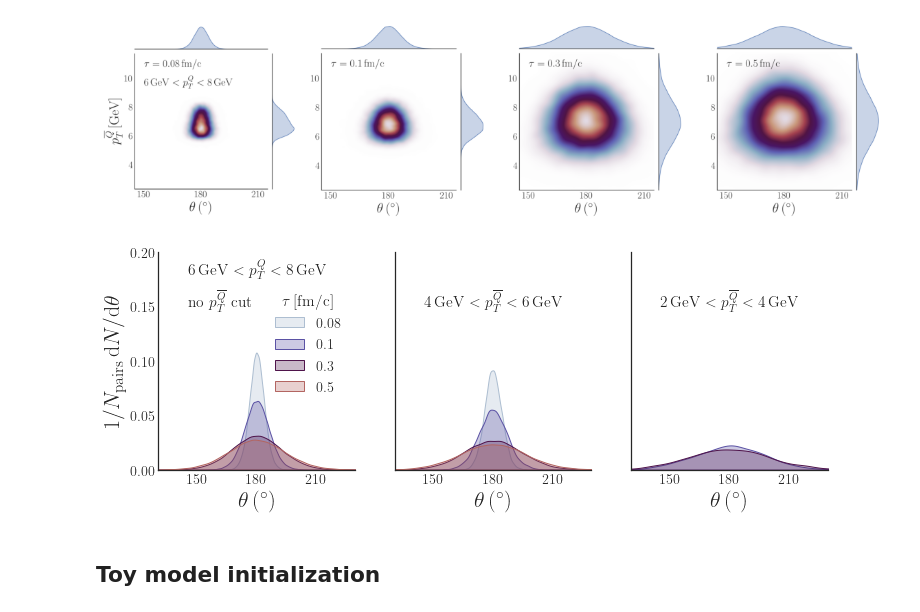
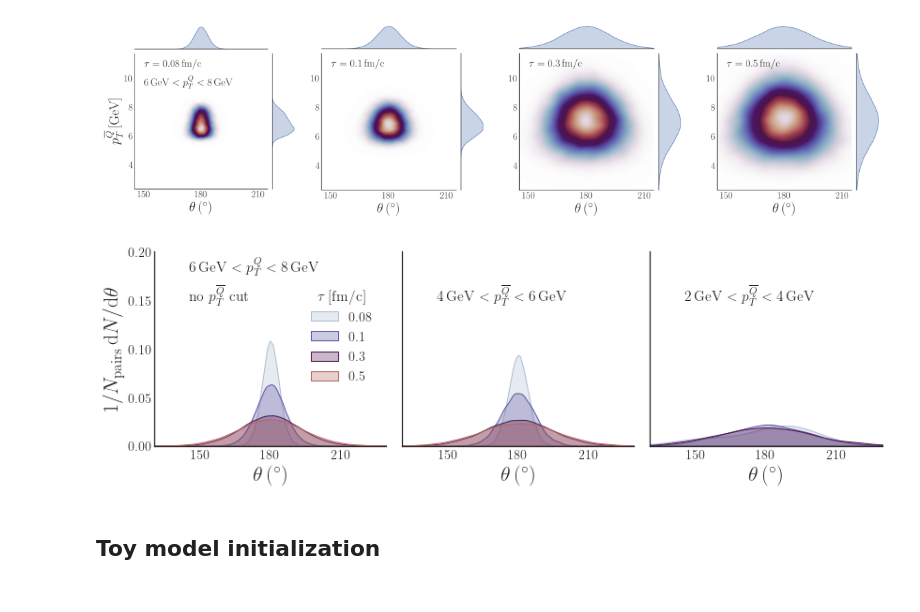
Before and after one commit to avramescudana/curraun, a Jupyter notebook: notebooks/Angular correlations of QQ pairs in Glasma.ipynb, the cells around one changed output. Saved outputs shown, nothing was run; the diff lists cells and outputs as text; code cells hidden in the pictures.

```diff
--- a/notebooks/Angular correlations of QQ pairs in Glasma.ipynb
+++ b/notebooks/Angular correlations of QQ pairs in Glasma.ipynb
@@ -33,11 +33,11 @@ uv = 10.0
 quark = 'charm'
 mass = 1.275
 tau_form = 1/(2*mass)*hbarc
-initialization = 'fonll'
+initialization = 'toy'
 pT = 10.0
 ntp = 10**5
-nevents = 5
-noffset = 1
+nevents = 10
+noffset = 10
 representation = 'fundamental'
 boundary = 'periodic'
 
@@ -216,7 +216,8 @@ def simulate(p, ev):
 # formation_times = [0.06, 0.02]
 quarks = ['charm']
 quark_masses = [1.27]
-pTs = [0.5, 5, 10]
+# pTs = [0.5, 5, 10]
+pTs = [0.5]
 # pTs = np.linspace(6, 8, 11)
 formation_times = [0.06]
 
@@ -367,7 +366,7 @@ def res_to_df_fonll(n_particles, taus):
 os.chdir(current_path)
 
 taus = [0.08, 0.1, 0.3, 0.5]
-n_particles = 20*10**5
+n_particles = 38*10**5
 df = res_to_df_fonll(n_particles, taus)
 # %%
 pT_low, pT_high = 6, 8
@@ -487,34 +486,35 @@ for i in range(3):
     if i==0:
         for k in range(len(taus)):
             df_tau = df_pTQ_cut[df_pTQ_cut['tau'] == taus[k]]
             sns.kdeplot(df_tau["angle"], shade=True, alpha=0.3, linewidth=1, label=r"$%s$"%(taus[k]), ax=axes[i])
 
         pT_low, pT_high = 6, 8
         axes[i].text(145, 0.18, r"${}\,\mathrm{{GeV}}<p_T^Q<{}\,\mathrm{{GeV}}$".format(str(pT_low), str(pT_high)))
         axes[i].text(145, 0.15, r'$\mathrm{no}\,\,p_T^{\overline{Q}}\,\,\mathrm{cut}$')
     else:
         for k in range(len(taus)):
             pT_low, pT_high = pT_cuts[i][0], pT_cuts[i][1]
             df_tau = df_pTQ_cut[df_pTQ_cut['tau'] == taus[k]]
             df_pTQ_pTaQ_cut = df_tau[df_tau['pTaQ'].between(pT_low, pT_high, inclusive=False)]
             sns.kdeplot(df_pTQ_pTaQ_cut["angle"], shade=True, alpha=0.3, linewidth=1, label=r"$%s$"%(taus[k]), ax=axes[i])
 
         text = r"${}\,\mathrm{{GeV}}<p_T^{{\overline{{Q}}}}<{}\,\mathrm{{GeV}}$".format(str(pT_low), str(pT_high))
         axes[i].text(145, 0.15, text)
 
     if i==0:
         axes[i].set_ylabel(r'$1/N_\mathrm{pairs}\,\mathrm{d}N/\mathrm{d}\theta$', fontsize = 22)
     axes[i].set_xlabel(r'$\theta\,(^\circ)$', fontsize = 22)
     axes[i].set_xlim(130, 230)
     axes[i].set_xticks([150, 180, 210])
     axes[i].set_ylim(0, 0.2)
 
 axes[0].legend(loc='upper right', bbox_to_anchor=(0.99, 0.87), frameon=False, title=r'$\tau\,\mathrm{[fm/c]}$')
 sns.despine()
 
+plt.tight_layout()
 fig.savefig('Npairs_angle_corr_su3_fonll_init_tau_pTQ_dep_pTaQ_cuts.png', dpi=600)
 # %% [output]
-[figure, old version]
+[figure, new version]
 # %% [markdown]
 ## Toy model initialization
 # %%
```
Also changed, not shown: parts of 4 cells of this notebook, 3 other files.
